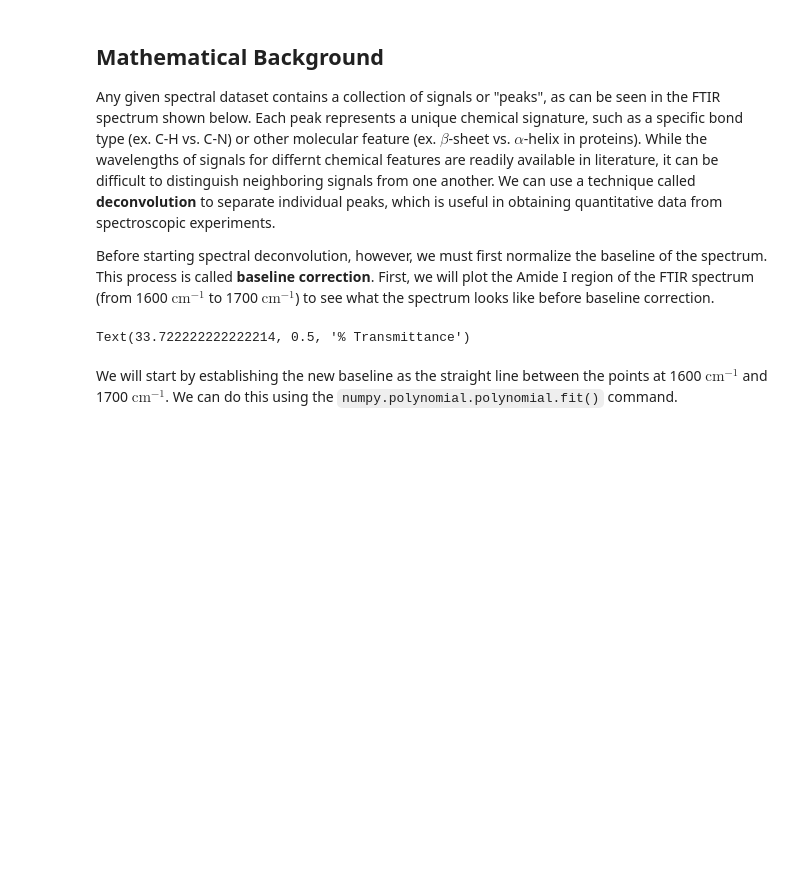
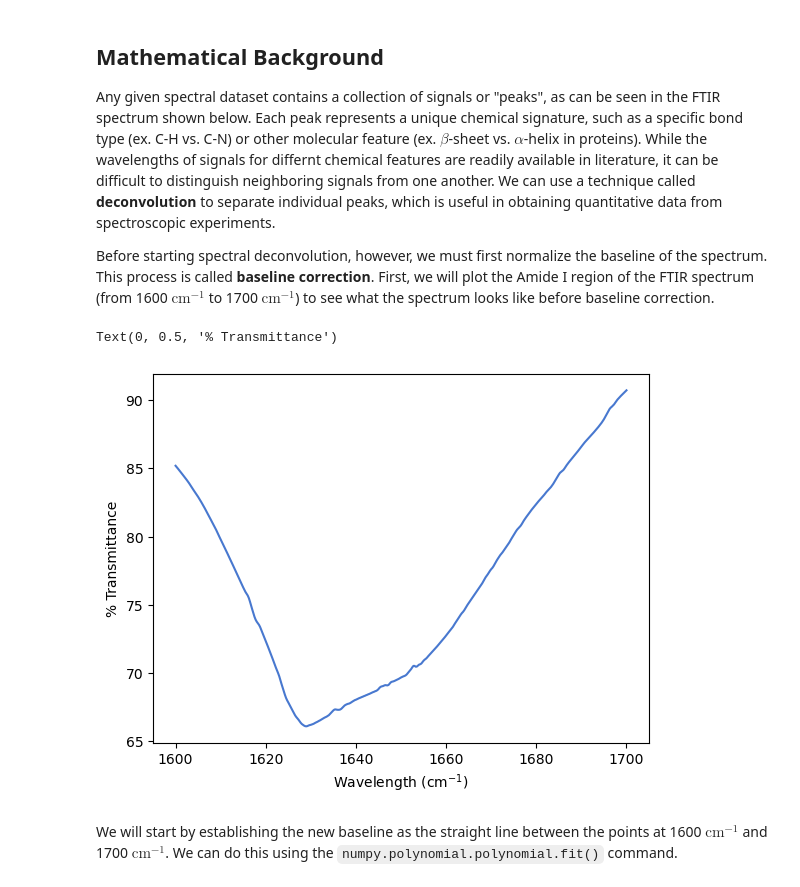
Before and after one commit to aeashmar/utilities, a Jupyter notebook: analysis/FTIR-Deconvolution-Basic.ipynb, the cells around one changed output. Saved outputs shown, nothing was run; the diff lists cells and outputs as text; code cells hidden in the pictures; blank space fills up the shorter version.

```diff
--- a/analysis/FTIR-Deconvolution-Basic.ipynb
+++ b/analysis/FTIR-Deconvolution-Basic.ipynb
@@ -22,12 +26,15 @@ Any given spectral dataset contains a collection of signals or "peaks", as can b
 
 Before starting spectral deconvolution, however, we must first normalize the baseline of the spectrum. This process is called **baseline correction**. First, we will plot the Amide I region of the FTIR spectrum (from 1600 $\text{cm}^{-1}$ to 1700 $\text{cm}^{-1}$) to see what the spectrum looks like before baseline correction.
 # %%
-plt.style.use("seaborn-v0_8-muted")
-plt.plot(amide1["wavelength"], amide1["transmittance"])
+plt.style.use("seaborn-v0_8-muted")  # Changing the plot styling here
+plt.plot(
+    amide1["wavelength"], amide1["transmittance"]
+)  # Plotting the wavelength vs. transmittance data
 plt.xlabel("Wavelength (cm$^{-1}$)")
 plt.ylabel("% Transmittance")
 # %% [output]
-Text(33.722222222222214, 0.5, '% Transmittance')
+Text(0, 0.5, '% Transmittance')
+[figure, added]
 # %% [markdown]
 We will start by establishing the new baseline as the straight line between the points at 1600 $\text{cm}^{-1}$ and 1700 $\text{cm}^{-1}$. We can do this using the `numpy.polynomial.polynomial.fit()` command.
 # %%
```
Also changed, not shown: parts of 8 cells of this notebook.
